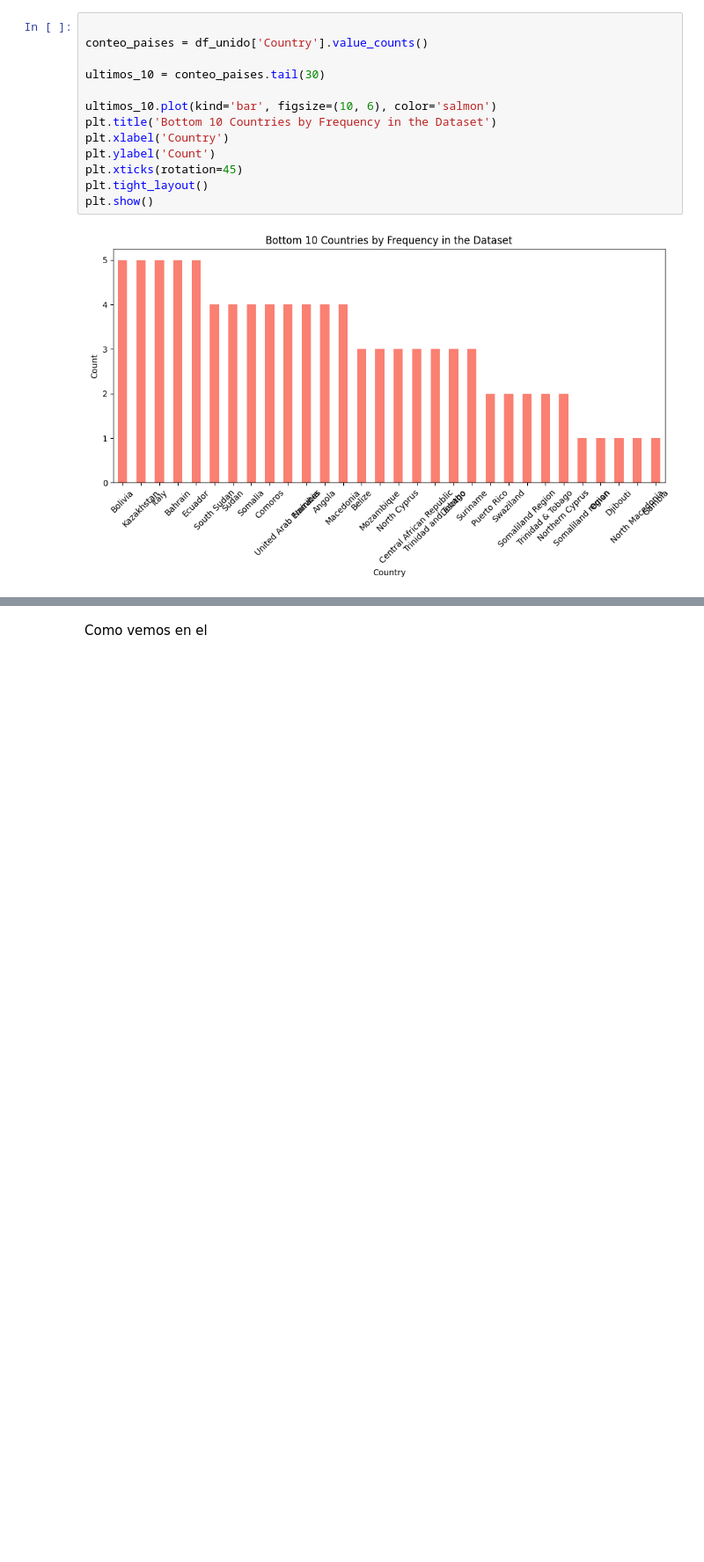
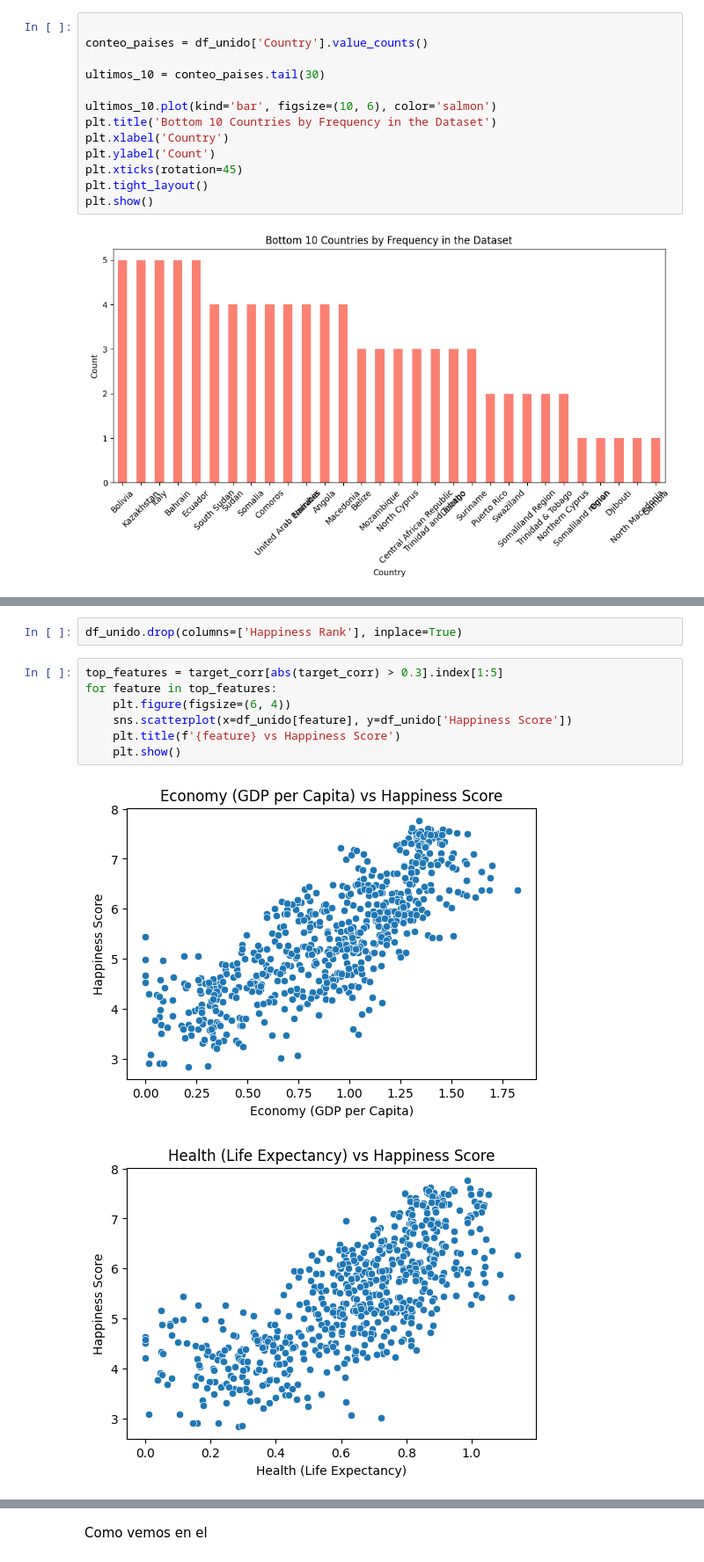
Before and after one commit to JuanDavidDazaR/workshop3-happiness-streaming, a Jupyter notebook: notebooks/001_EDA.ipynb, the cells around one changed output, grey strips where cells are left out. Shown at 88% size. Saved outputs shown, nothing was run; the diff lists cells and outputs as text; blank space fills up the shorter version.

```diff
--- a/notebooks/001_EDA.ipynb
+++ b/notebooks/001_EDA.ipynb
@@ -1010,0 +1134,12 @@ plt.show()
+# %%
+df_unido.drop(columns=['Happiness Rank'], inplace=True)
+# %%
+top_features = target_corr[abs(target_corr) > 0.3].index[1:5]
+for feature in top_features:
+    plt.figure(figsize=(6, 4))
+    sns.scatterplot(x=df_unido[feature], y=df_unido['Happiness Score'])
+    plt.title(f'{feature} vs Happiness Score')
+    plt.show()
+# %% [output]
+[figure, added]
+[figure, added]
```
Also changed, not shown: parts of 34 cells of this notebook, 1 other file.
